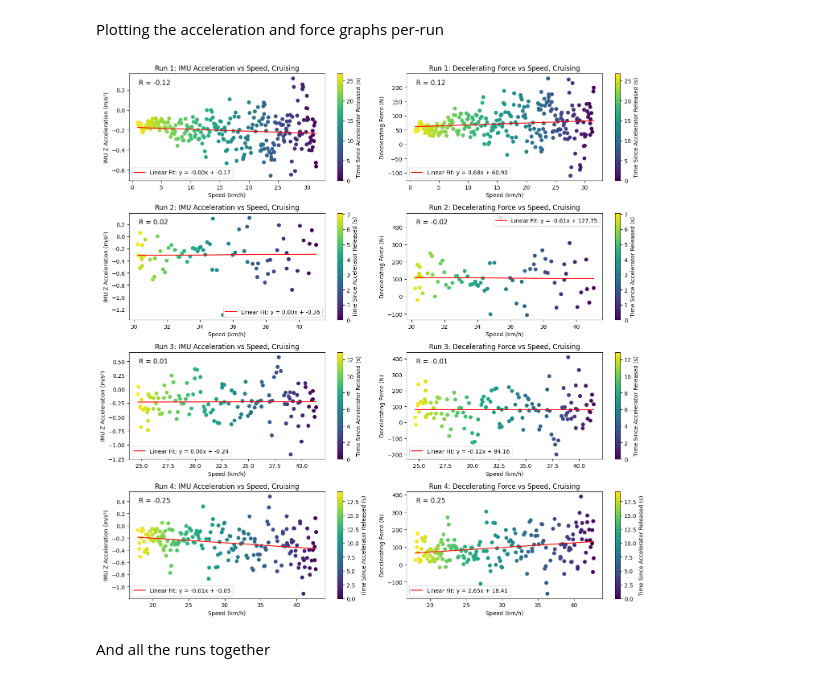
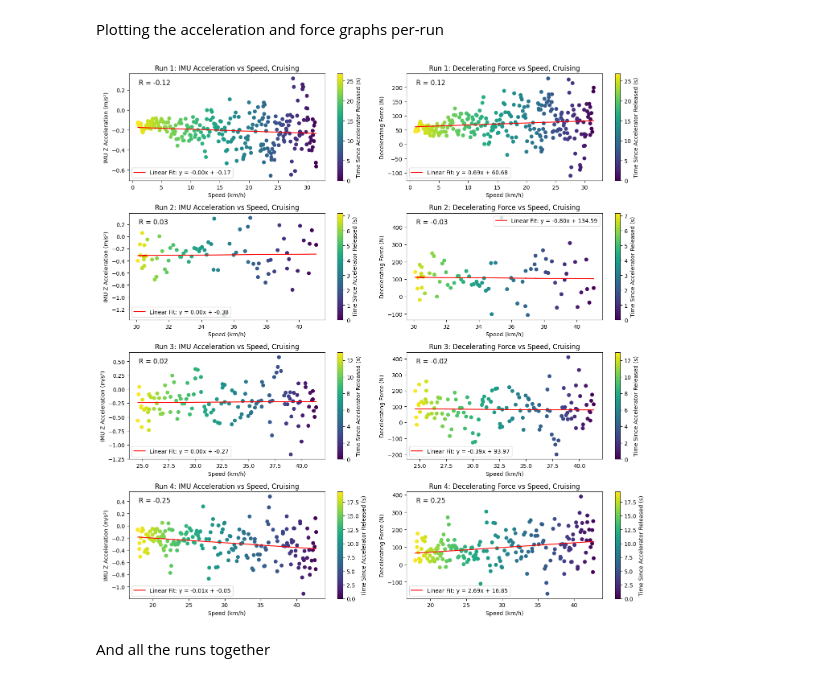
Before and after one commit to UBC-Solar/data_analysis, a Jupyter notebook: v4/drag_area_coefficient/drag_area_coefficient.ipynb, the cells around one changed output. Saved outputs shown, nothing was run; the diff lists cells and outputs as text; code cells hidden in the pictures.

Commit message:
remove unccessary trimming of last array element with imu

```diff
--- a/v4/drag_area_coefficient/drag_area_coefficient.ipynb
+++ b/v4/drag_area_coefficient/drag_area_coefficient.ipynb
@@ -330,38 +330,39 @@ Plotting the acceleration and force graphs per-run
 # %%
 fig, axes = plt.subplots(4, 2, figsize=(14, 14))
 
 for i, (speed, imu_z) in enumerate(zip(cruise_window_speeds, cruise_window_imu_zs)):
     t_axis = speed.x_axis
     period = speed.period
 
-    speed_without_last = np.asarray(speed[:-1])
-    imu_z_without_last = np.asarray(imu_z[:-1])
-    force = BRIGHTSIDE_MASS_KG * imu_z_without_last * -1
-    time_since_cruising = t_axis[:-1] - t_axis[0]
+    speed = np.asarray(speed)
+    imu_z = np.asarray(imu_z)
+
+    force = BRIGHTSIDE_MASS_KG * imu_z * -1
+    time_since_cruising = t_axis - t_axis[0]
 
     ax1 = axes[i, 0]
     ax2 = axes[i, 1]
 
     for ax, y_data, y_label, title in [
-        (ax1, imu_z_without_last, "IMU Z Acceleration (m/s²)", f"Run {i+1}: IMU Acceleration vs Speed, Cruising"),
+        (ax1, imu_z, "IMU Z Acceleration (m/s²)", f"Run {i+1}: IMU Acceleration vs Speed, Cruising"),
         (ax2, force, "Decelerating Force (N)", f"Run {i+1}: Decelerating Force vs Speed, Cruising"),
     ]:
-        slope, intercept, r_value, _, _ = stats.linregress(speed_without_last, y_data)
-        fit_line = slope * speed_without_last + intercept
+        slope, intercept, r_value, _, _ = stats.linregress(speed, y_data)
+        fit_line = slope * speed + intercept
 
-        scatter = ax.scatter(speed_without_last, y_data, c=time_since_cruising)
-        ax.plot(speed_without_last, fit_line, color="red", label=f"Linear Fit: y = {slope:.2f}x + {intercept:.2f}")
+        scatter = ax.scatter(speed, y_data, c=time_since_cruising)
+        ax.plot(speed, fit_line, color="red", label=f"Linear Fit: y = {slope:.2f}x + {intercept:.2f}")
         ax.text(0.05, 0.95, f"R = {r_value:.2f}", transform=ax.transAxes, fontsize=12, verticalalignment="top")
         fig.colorbar(scatter, label="Time Since Accelerator Released (s)", ax=ax)
         ax.set_title(title)
         ax.set_xlabel("Speed (km/h)")
         ax.set_ylabel(y_label)
         ax.legend()
 
 plt.tight_layout()
 plt.show()
 # %% [output]
-[figure, old version]
+[figure, new version]
 # %% [markdown]
 And all the runs together
 # %%
```
Also changed, not shown: parts of 4 cells of this notebook.
